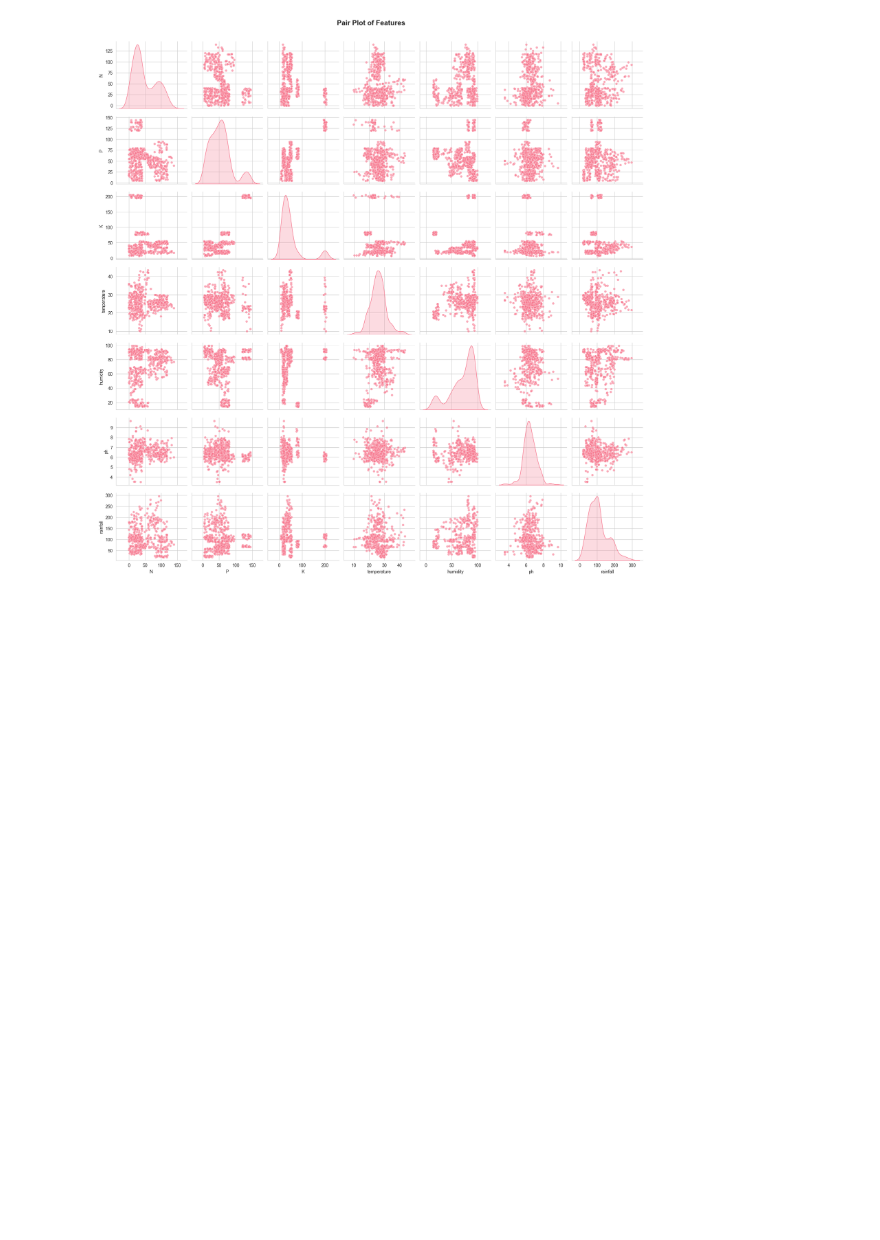
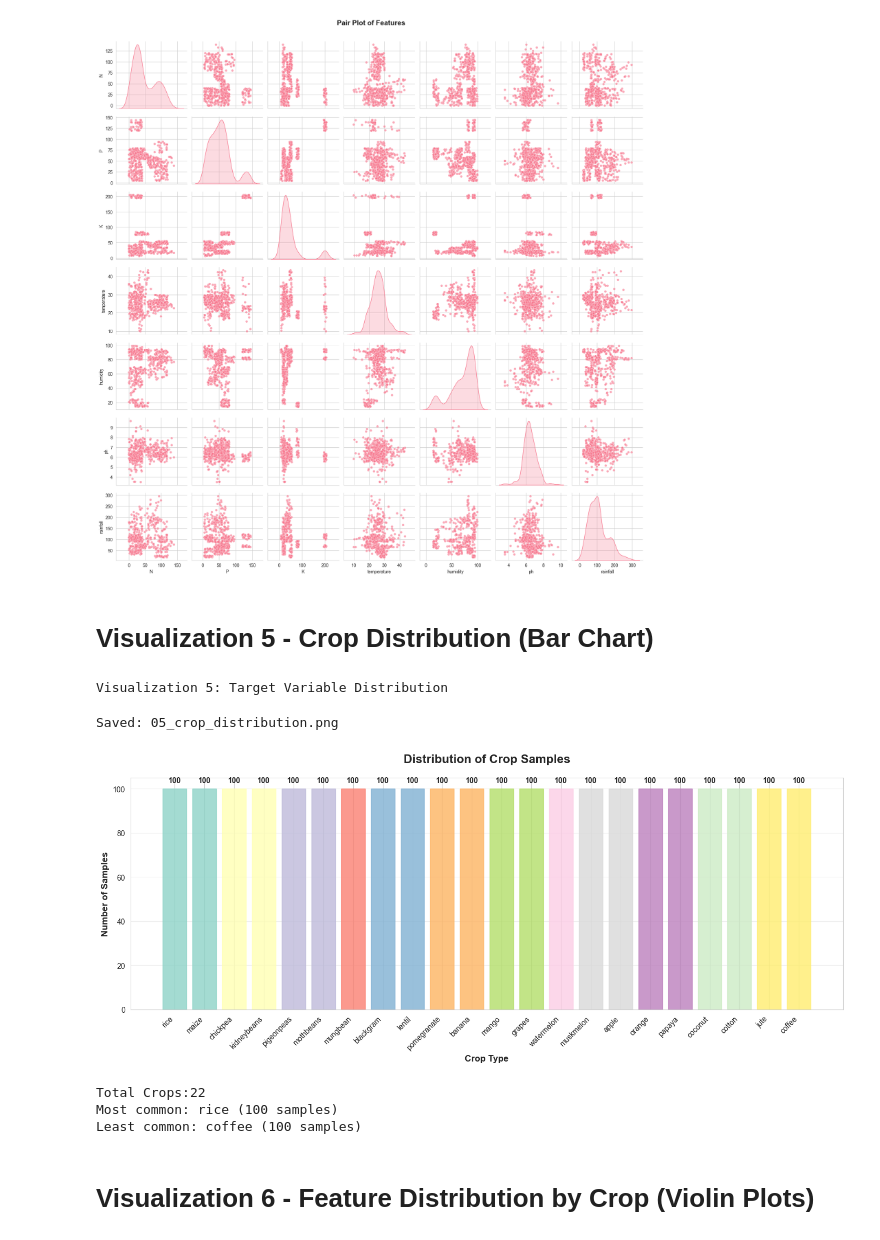
Before and after one commit to x-neon-nexus-o/AI-Powered-Crop-Recommendation-System-with-Explainable-AI-and-Economic-Analysis, a Jupyter notebook: notebooks/3.Exploratory Data Analysis.ipynb, the cells around one changed output. Saved outputs shown, nothing was run; the diff lists cells and outputs as text; code cells hidden in the pictures; blank space fills up the shorter version.

Commit message:
Done crop distribution analysis,ph by crop and rainfall required to each crop average also done various visualization with many plots

```diff
--- a/notebooks/3.Exploratory Data Analysis.ipynb
+++ b/notebooks/3.Exploratory Data Analysis.ipynb
@@ -269,3 +269,46 @@ plt.show()
 
 Saved: 04_pairplot_features.png
 [figure]
+# %% [markdown]
+# Visualization 5 - Crop Distribution (Bar Chart)
+# %%
+print("Visualization 5: Target Variable Distribution")
+# %% [output]
+Visualization 5: Target Variable Distribution
+# %%
+crop_counts=df["label"].value_counts()
+# %%
+plt.figure(figsize=(14,6))
+bars=plt.bar(crop_counts.index,crop_counts.values,color="steelblue",edgecolor="black",alpha=0.8)
+
+colors_crops=plt.cm.Set3(np.linspace(0,1,len(crop_counts)))
+for bar,color in zip(bars,colors_crops):
+    bar.set_color(color)
+
+plt.title("Distribution of Crop Samples",fontsize=16,fontweight="bold",pad=20)
+plt.xlabel("Crop Type",fontsize=12,fontweight="bold")
+plt.ylabel("Number of Samples",fontsize=12,fontweight="bold")
+plt.xticks(rotation=45,ha="right")
+plt.grid(axis="y",alpha=0.3)
+
+
+for i,(crop,count) in enumerate(crop_counts.items()):
+    plt.text(i,count+2,str(count),ha="center",va="bottom",fontweight="bold")
+
+plt.tight_layout()
+plt.savefig("../data/visualizations/05_crop_distribution.png",dpi=300,bbox_inches="tight")
+print("\nSaved: 05_crop_distribution.png")
+plt.show()
+
+
+print(f"\nTotal Crops:{len(crop_counts)}")
+print(f"Most common: {crop_counts.index[0]} ({crop_counts.values[0]} samples)")
+print(f"Least common: {crop_counts.index[-1]} ({crop_counts.values[-1]} samples)")
+# %% [output]
+Saved: 05_crop_distribution.png
+[figure, added]
+Total Crops:22
+Most common: rice (100 samples)
+Least common: coffee (100 samples)
+# %% [markdown]
+# Visualization 6 - Feature Distribution by Crop (Violin Plots)
```
Also changed, not shown: parts of 20 cells of this notebook, 6 other files.
